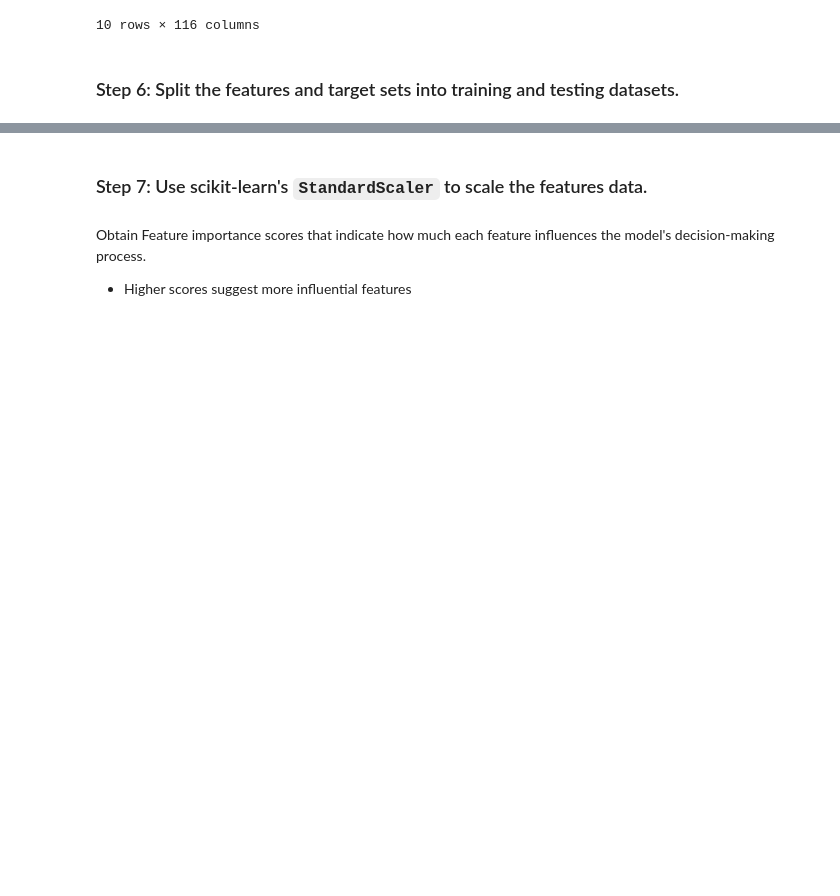
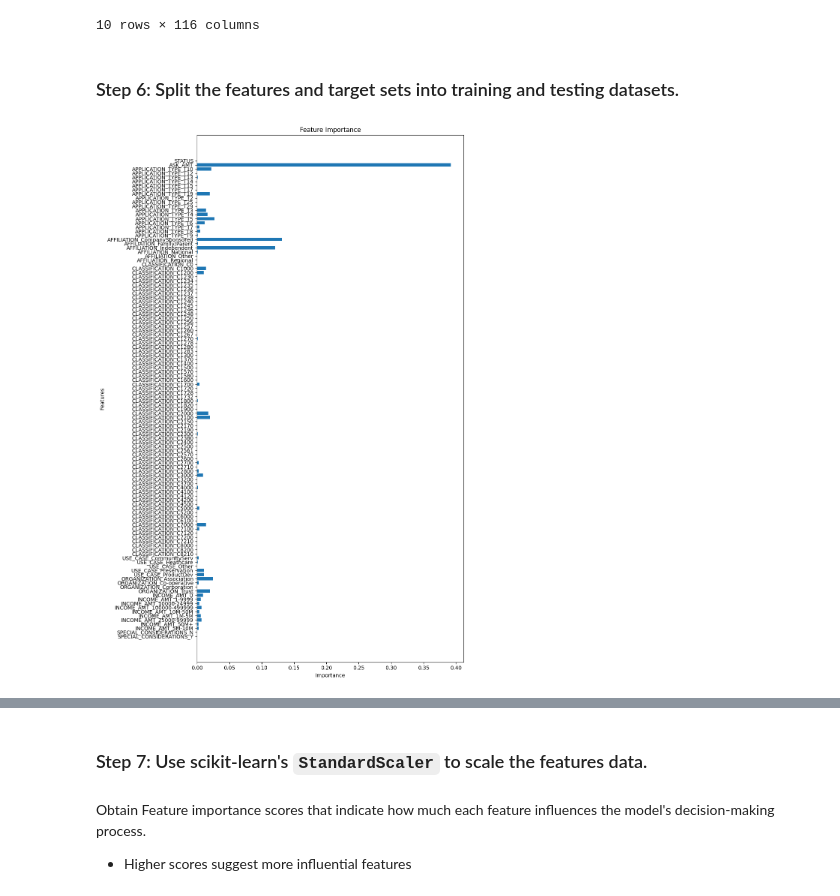
Before and after one commit to P4RASTOO/Challenge_13, a Jupyter notebook: venture_funding_with_deep_learning.ipynb, the cells around one changed output, grey strips where cells are left out. Cells and saved outputs as stored; diff of their text form; code cells hidden in the pictures; blank space fills up the shorter version.

```diff
--- a/venture_funding_with_deep_learning.ipynb
+++ b/venture_funding_with_deep_learning.ipynb
@@ -303,3 +303,28 @@ X.head(10)
 # Split the preprocessed data into a training and testing dataset
 # Assign the function a random_state equal to 1
 X_train, X_test, y_train, y_test = train_test_split(X, y, random_state=1)
+# %%
+from sklearn.ensemble import RandomForestClassifier
+import matplotlib.pyplot as plt
+
+# Initialize and train the Random Forest model
+rf_model = RandomForestClassifier()
+rf_model.fit(X_train, y_train)
+
+# Get feature importance scores
+feature_importances = rf_model.feature_importances_
+
+# Get the names of the features
+feature_names = X.columns
+
+# Create a bar plot of feature importance scores
+plt.figure(figsize=(10, 15))
+plt.barh(feature_names, feature_importances)  # Using barh for horizontal bars
+plt.xlabel("Importance")
+plt.ylabel("Features")
+plt.title("Feature Importance")
+plt.gca().invert_yaxis()  # Invert y-axis for better readability
+plt.tight_layout()  # Add more spacing between subplots
+plt.show()
+# %% [output]
+[figure, added]
```
Also changed, not shown: parts of 11 cells of this notebook.
